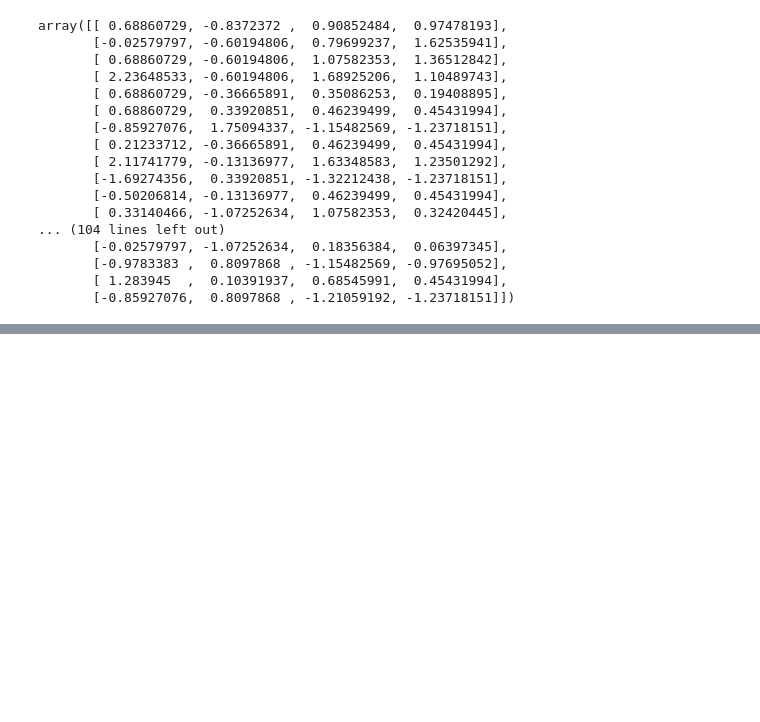
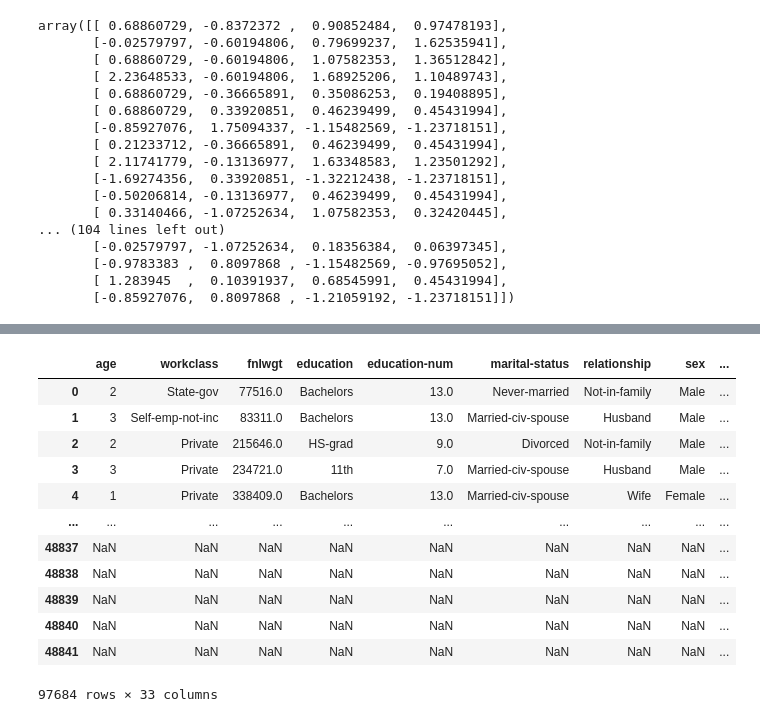
Before and after one commit to ZacharyScheer16/Beginner-Python-Projects, a Jupyter notebook: scikitLearnYT/Preprocessing.ipynb, the cells around one changed output, grey strips where cells are left out. Saved outputs shown, nothing was run; the diff lists cells and outputs as text; code cells hidden in the pictures; blank space fills up the shorter version.

```diff
--- a/scikitLearnYT/Preprocessing.ipynb
+++ b/scikitLearnYT/Preprocessing.ipynb
@@ -36,0 +138,26 @@ X_train-np.mean(X_train, axis=0)
+# %%
+import pandas as pd
+encoder = OneHotEncoder(handle_unknown='ignore', sparse_output=False)
+encoded_values = encoder.fit_transform(data[['occupation', 'race']])
+new_cols = encoder.get_feature_names_out(['occupation', 'race'])
+
+df_encoded = pd.DataFrame(encoded_values, columns=new_cols, index=data.index)
+data_final = pd.concat(
+    [data.drop(columns =['occupation', 'race']), df_encoded]
+)
+
+data_final
+# %% [output]
+|  | age | workclass | fnlwgt | education | education-num | marital-status | relationship | sex | ... |
+| 0 | 2 | State-gov | 77516.0 | Bachelors | 13.0 | Never-married | Not-in-family | Male | ... |
+| 1 | 3 | Self-emp-not-inc | 83311.0 | Bachelors | 13.0 | Married-civ-spouse | Husband | Male | ... |
+| 2 | 2 | Private | 215646.0 | HS-grad | 9.0 | Divorced | Not-in-family | Male | ... |
+| 3 | 3 | Private | 234721.0 | 11th | 7.0 | Married-civ-spouse | Husband | Male | ... |
+| 4 | 1 | Private | 338409.0 | Bachelors | 13.0 | Married-civ-spouse | Wife | Female | ... |
+| ... | ... | ... | ... | ... | ... | ... | ... | ... | ... |
+| 48837 | NaN | NaN | NaN | NaN | NaN | NaN | NaN | NaN | ... |
+| 48838 | NaN | NaN | NaN | NaN | NaN | NaN | NaN | NaN | ... |
+| 48839 | NaN | NaN | NaN | NaN | NaN | NaN | NaN | NaN | ... |
+| 48840 | NaN | NaN | NaN | NaN | NaN | NaN | NaN | NaN | ... |
+| 48841 | NaN | NaN | NaN | NaN | NaN | NaN | NaN | NaN | ... |
+97684 rows × 33 columns
```
Also changed, not shown: parts of 5 cells of this notebook, 1 other file.
